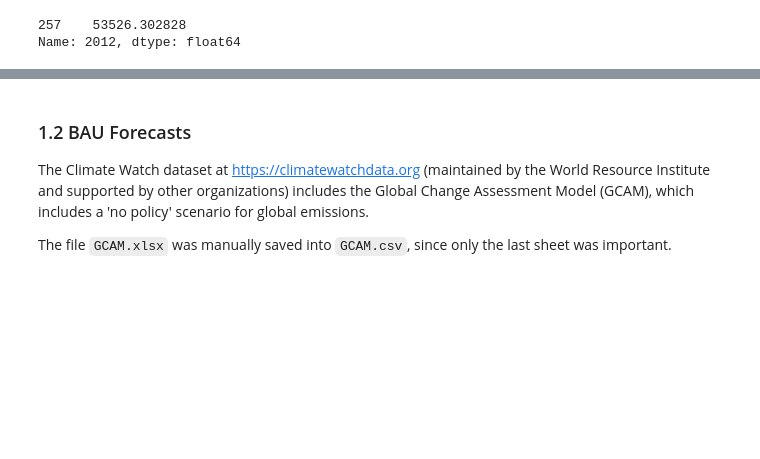
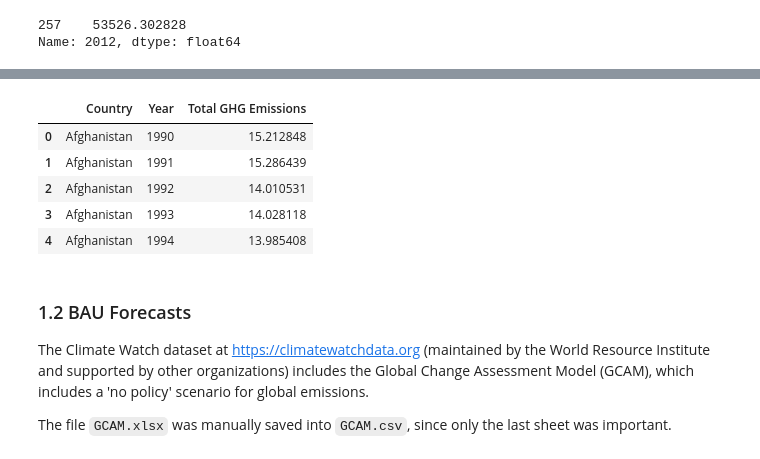
Before and after one commit to jasonrwang/ghg_analytics, a Jupyter notebook: ghg_analytics.ipynb, the cells around one changed output, grey strips where cells are left out. Cells and saved outputs as stored; diff of their text form; code cells hidden in the pictures; blank space fills up the shorter version.

```diff
--- a/ghg_analytics.ipynb
+++ b/ghg_analytics.ipynb
@@ -84,3 +113,15 @@ Name: 2012, dtype: float64
+# %%
+ghgCountryDf_CAIT = pd.read_excel("data/wri/CW_CAIT_GHG_Emissions_31102017.xlsx", sheet_name = "GHG Emissions", skiprows = 2, header = None,\
+                                 usecols = "A,B,D", names = ["Country", "Year","Total GHG Emissions"])
+ghgCountryDf_CAIT[(ghgCountryDf_CAIT["Year"] == 2013) | (ghgCountryDf_CAIT["Year"] == 2014)]
+ghgCountryDf_CAIT.head()
+# %% [output]
+|  | Country | Year | Total GHG Emissions |
+| 0 | Afghanistan | 1990 | 15.212848 |
+| 1 | Afghanistan | 1991 | 15.286439 |
+| 2 | Afghanistan | 1992 | 14.010531 |
+| 3 | Afghanistan | 1993 | 14.028118 |
+| 4 | Afghanistan | 1994 | 13.985408 |
 # %% [markdown]
 ### 1.2 BAU Forecasts
 
```
Also changed, not shown: parts of 11 cells of this notebook.
